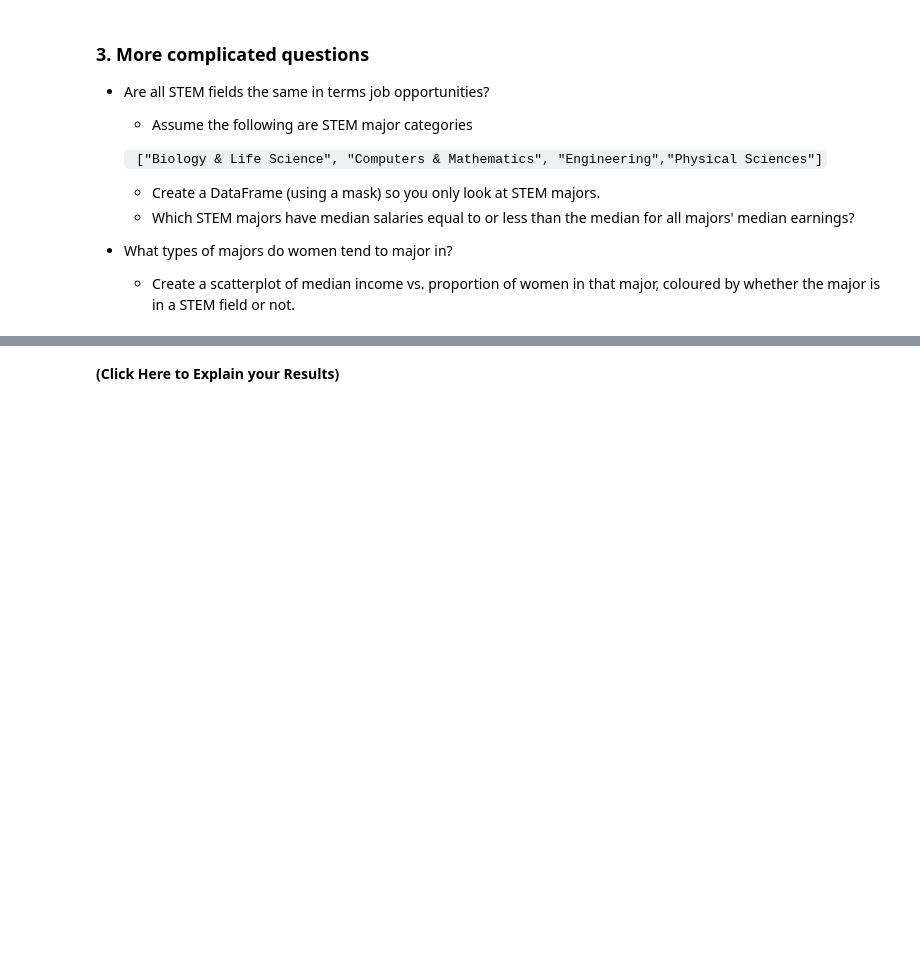
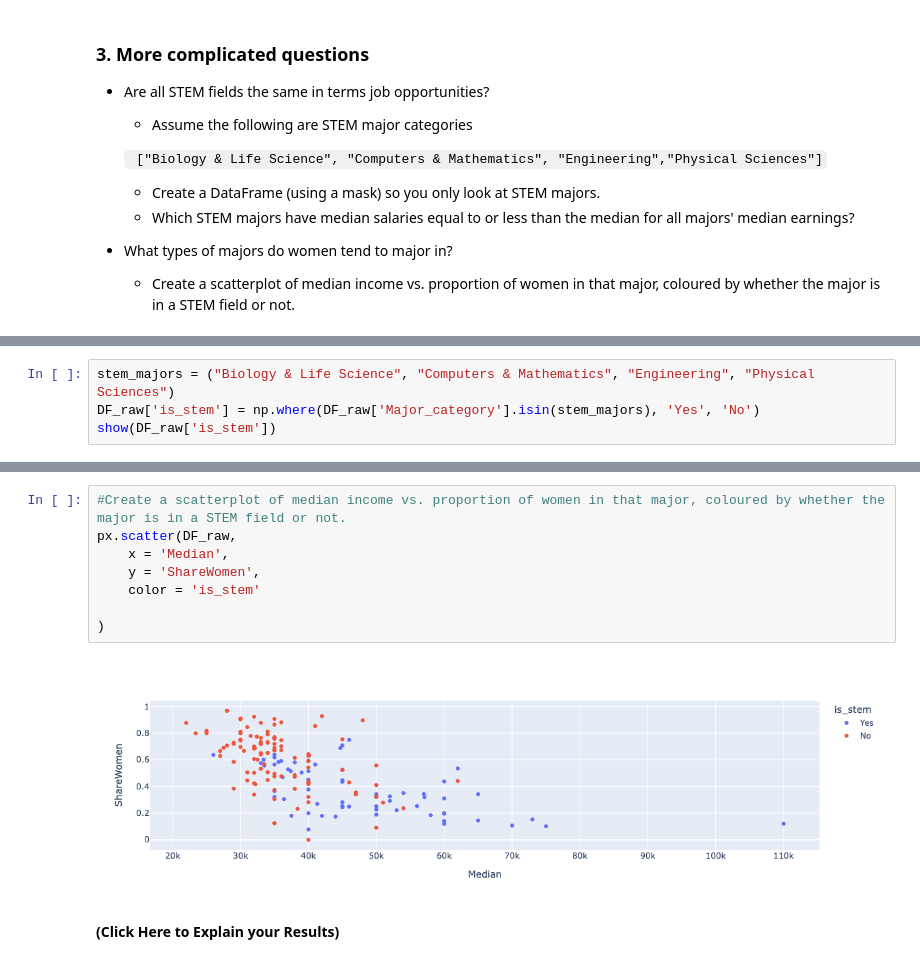
Before and after one commit to 3N1C0/DATA101_Elias_Code, a Jupyter notebook: HW/HW_DAY7.ipynb, the cells around one changed output, grey strips where cells are left out. Cells and saved outputs as stored; diff of their text form; blank space fills up the shorter version.

```diff
--- a/HW/HW_DAY7.ipynb
+++ b/HW/HW_DAY7.ipynb
@@ -428,0 +462,4 @@ DF_raw[my_columns].groupby('Major_category').mean()
+# %%
+stem_majors = ("Biology & Life Science", "Computers & Mathematics", "Engineering", "Physical Sciences")
+DF_raw['is_stem'] = np.where(DF_raw['Major_category'].isin(stem_majors), 'Yes', 'No')
+show(DF_raw['is_stem'])
@@ -433,3 +526,13 @@ DF_raw[my_columns].groupby('Major_category').mean()
+# %%
+#Create a scatterplot of median income vs. proportion of women in that major, coloured by whether the major is in a STEM field or not.
+px.scatter(DF_raw,
+    x = 'Median',
+    y = 'ShareWomen',
+    color = 'is_stem'
+
+)
+# %% [output]
+[figure, added]
 # %% [markdown]
 **(Click Here to Explain your Results)**
 # %% [markdown]
```
Also changed, not shown: parts of 32 cells of this notebook, 1 other file.
